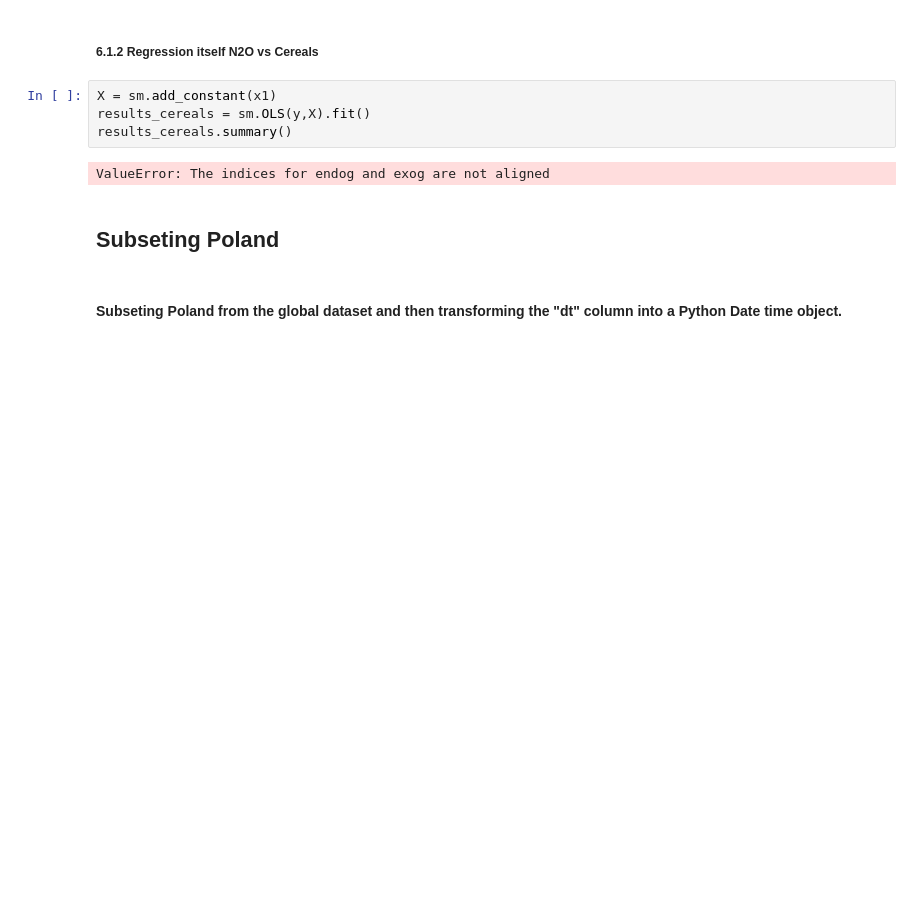
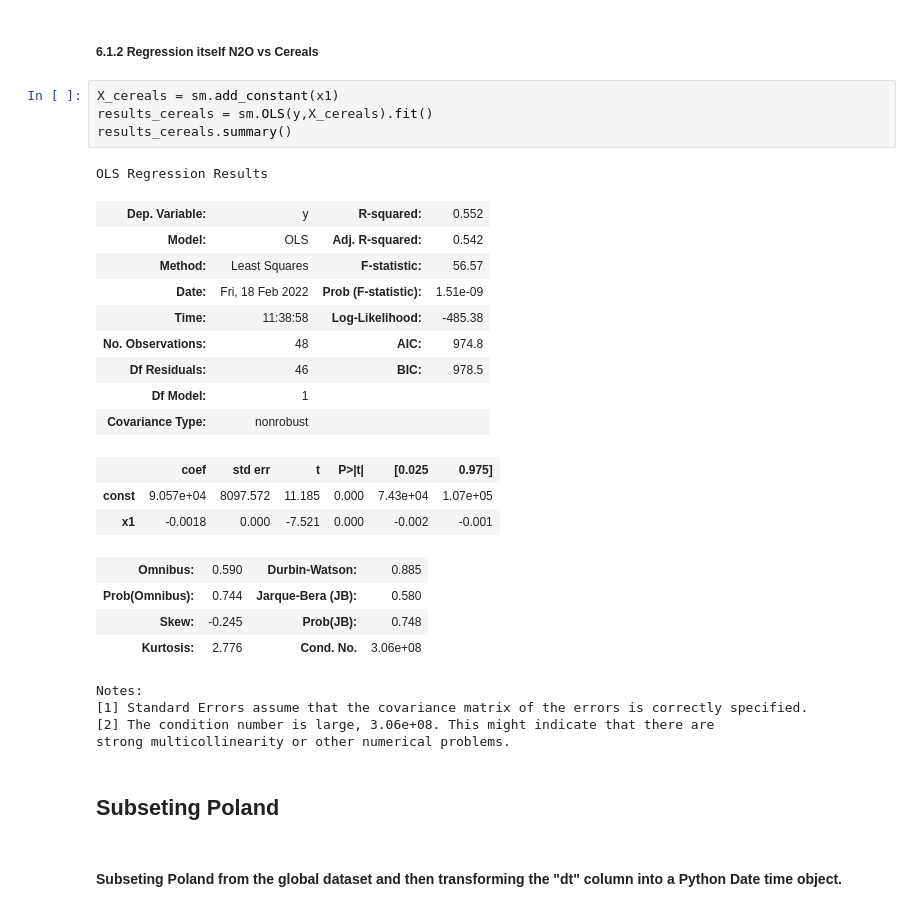
Before and after one commit to Alejandro-github-mx/statistics-projects, a Jupyter notebook: 2022-02-28-statistics-homework-FoodCC-Poland.ipynb, the cells around one changed output. Saved outputs shown, nothing was run; the diff lists cells and outputs as text; blank space fills up the shorter version.

```diff
--- a/2022-02-28-statistics-homework-FoodCC-Poland.ipynb
+++ b/2022-02-28-statistics-homework-FoodCC-Poland.ipynb
@@ -492,11 +472,31 @@ plt.show()
 # %% [markdown]
 ##### 6.1.2 Regression itself N2O vs Cereals
 # %%
-X = sm.add_constant(x1)
-results_cereals = sm.OLS(y,X).fit()
+X_cereals = sm.add_constant(x1)
+results_cereals = sm.OLS(y,X_cereals).fit()
 results_cereals.summary()
 # %% [output]
-ValueError: The indices for endog and exog are not aligned
+OLS Regression Results
+| Dep. Variable: | y | R-squared: | 0.552 |
+| Model: | OLS | Adj. R-squared: | 0.542 |
+| Method: | Least Squares | F-statistic: | 56.57 |
+| Date: | Fri, 18 Feb 2022 | Prob (F-statistic): | 1.51e-09 |
+| Time: | 11:38:58 | Log-Likelihood: | -485.38 |
+| No. Observations: | 48 | AIC: | 974.8 |
+| Df Residuals: | 46 | BIC: | 978.5 |
+| Df Model: | 1 |  |  |
+| Covariance Type: | nonrobust |  |  |
+|  | coef | std err | t | P>|t| | [0.025 | 0.975] |
+| const | 9.057e+04 | 8097.572 | 11.185 | 0.000 | 7.43e+04 | 1.07e+05 |
+| x1 | -0.0018 | 0.000 | -7.521 | 0.000 | -0.002 | -0.001 |
+| Omnibus: | 0.590 | Durbin-Watson: | 0.885 |
+| Prob(Omnibus): | 0.744 | Jarque-Bera (JB): | 0.580 |
+| Skew: | -0.245 | Prob(JB): | 0.748 |
+| Kurtosis: | 2.776 | Cond. No. | 3.06e+08 |
+Notes:
+[1] Standard Errors assume that the covariance matrix of the errors is correctly specified.
+[2] The condition number is large, 3.06e+08. This might indicate that there are
+strong multicollinearity or other numerical problems.
 # %% [markdown]
 ## Subseting Poland
 # %% [markdown]
```
Also changed, not shown: parts of 5 cells of this notebook.
